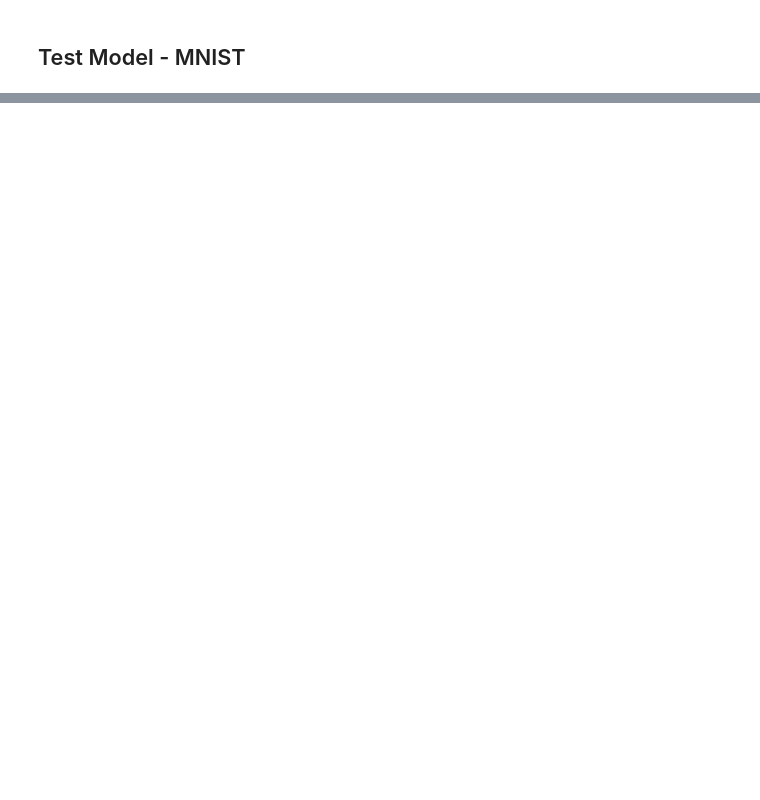
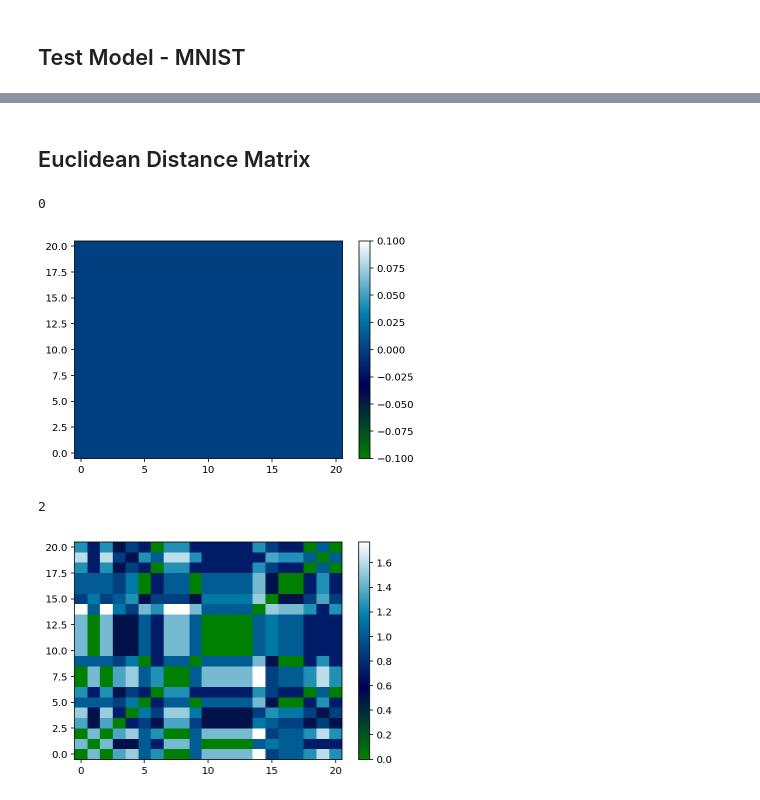
Before and after one commit to Xpitfire/deep-learning, a Jupyter notebook: experiments/GA_Weights_Training/MNIST/Genetic_Algorithm_NN_Weights_Training_Adam_CompleteContinousRecombination.ipynb, the cells around one changed output, grey strips where cells are left out. Saved outputs shown, nothing was run; the diff lists cells and outputs as text; code cells hidden in the pictures; blank space fills up the shorter version.

```diff
--- a/experiments/GA_Weights_Training/MNIST/Genetic_Algorithm_NN_Weights_Training_Adam_CompleteContinousRecombination.ipynb
+++ b/experiments/GA_Weights_Training/MNIST/Genetic_Algorithm_NN_Weights_Training_Adam_CompleteContinousRecombination.ipynb
@@ -460,0 +487,29 @@ array([[ -2.20827818e+00,  -6.05012298e-01,  -1.12123561e+00,
+# %% [markdown]
+## Euclidean Distance Matrix
+# %%
+def compute_weights_distance(population, layer_id, layer_shape):
+    population_size = len(population)
+    distances = np.zeros((population_size, population_size), dtype=np.float32)
+
+    print(layer_id)
+    for ii, p in enumerate(population):
+        for jj, q in enumerate(population):
+            a = np.reshape(p.gene[layer_id], layer_shape)
+            b = np.reshape(q.gene[layer_id], layer_shape)
+            c = np.abs(a-b)
+            c = np.sum(c)
+            c = np.sqrt(c)
+            distances[ii, jj] = c
+
+    plt.imshow(distances, interpolation='nearest', cmap=plt.cm.ocean, aspect='auto')
+    plt.gca().invert_yaxis()
+    plt.colorbar()
+    plt.show()
+
+compute_weights_distance(population.population, 0, (784, 100))
+compute_weights_distance(population.population, 2, (100, 10))
+# %% [output]
+0
+[figure, added]
+2
+[figure, added]
```
Also changed, not shown: parts of 10 cells of this notebook, 1 other file.
